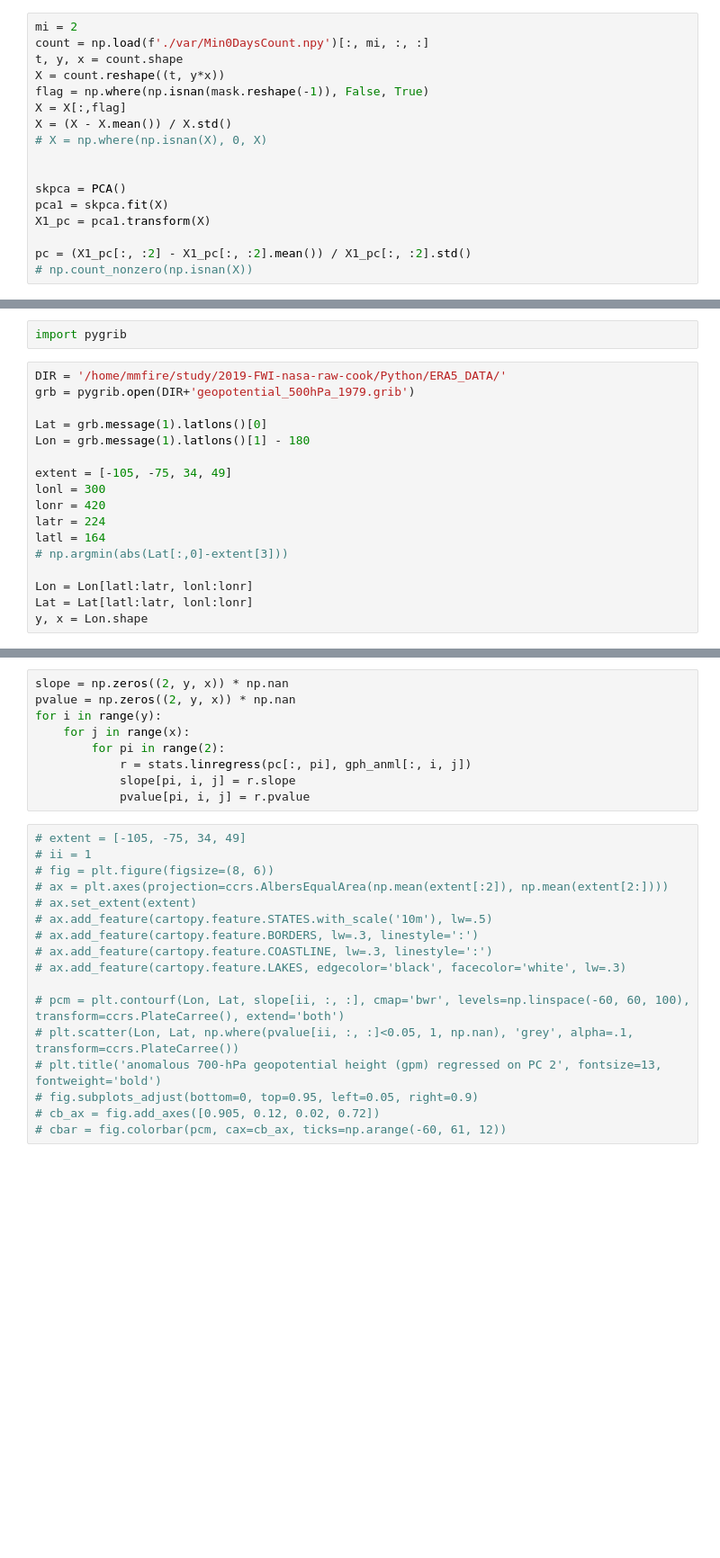
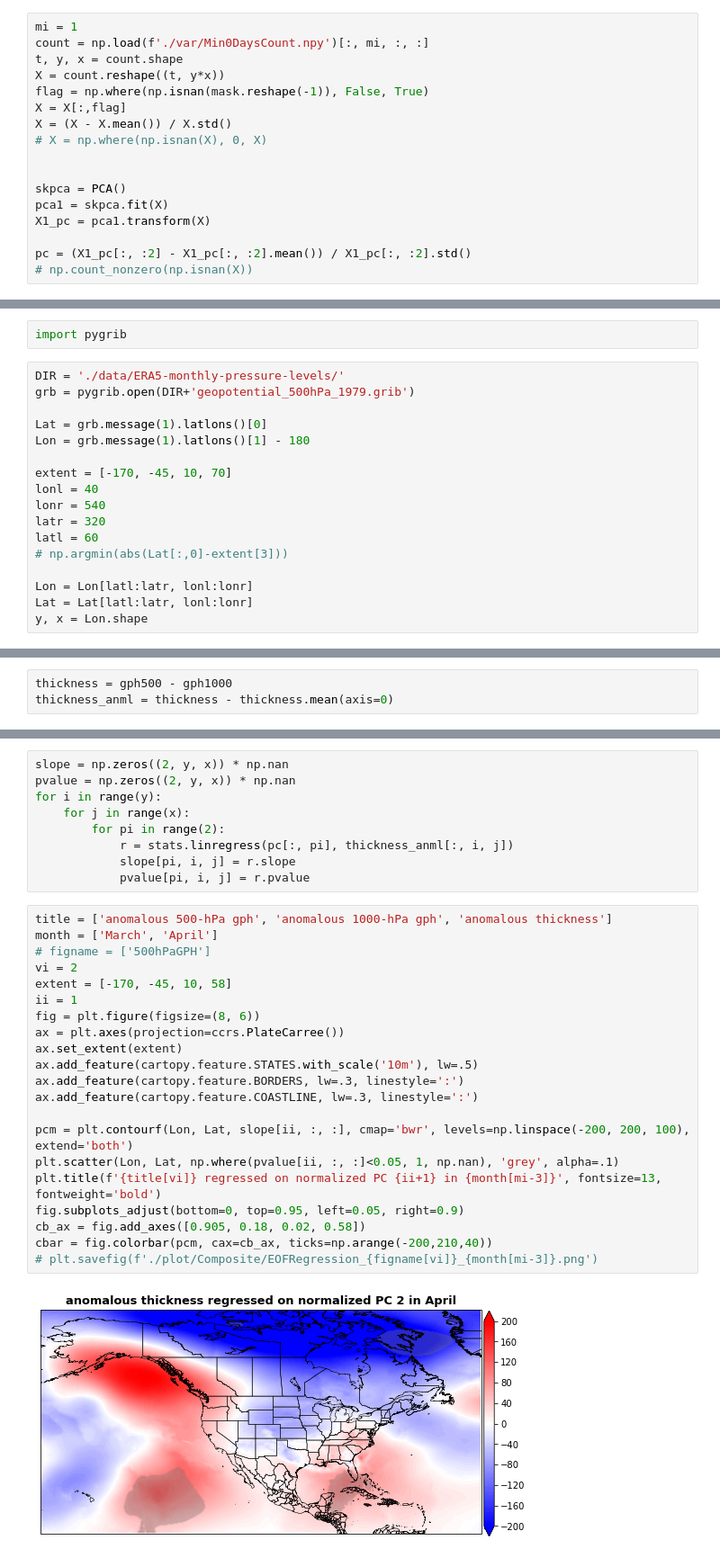
Before and after one commit to Diane1306/ERA5_PRISM, a Jupyter notebook: CompositeAnalysis.ipynb, the cells around one changed output, grey strips where cells are left out. Shown at 90% size. Drawn from its saved outputs; the diff is of its cells as text; blank space fills up the shorter version.

Commit message:
add thickness

```diff
--- a/CompositeAnalysis.ipynb
+++ b/CompositeAnalysis.ipynb
@@ -622,7 +601,7 @@ from sklearn import preprocessing
 scaler  = preprocessing.StandardScaler()
 from sklearn.decomposition import PCA
 # %%
-mi = 2
+mi = 1
 count = np.load(f'./var/Min0DaysCount.npy')[:, mi, :, :]
 t, y, x = count.shape
 X = count.reshape((t, y*x))
@@ -782,17 +746,17 @@ Freezing Days in May related to indices
 # %%
 import pygrib
 # %%
-DIR = '/home/mmfire/study/2019-FWI-nasa-raw-cook/Python/ERA5_DATA/'
+DIR = './data/ERA5-monthly-pressure-levels/'
 grb = pygrib.open(DIR+'geopotential_500hPa_1979.grib')
 
 Lat = grb.message(1).latlons()[0]
 Lon = grb.message(1).latlons()[1] - 180
 
-extent = [-105, -75, 34, 49]
-lonl = 300
-lonr = 420
-latr = 224
-latl = 164
+extent = [-170, -45, 10, 70]
+lonl = 40
+lonr = 540
+latr = 320
+latl = 60
 # np.argmin(abs(Lat[:,0]-extent[3]))
 
 Lon = Lon[latl:latr, lonl:lonr]
@@ -822,0 +785,3 @@ gph_anml = gph - gph.mean(axis=0)
+# %%
+thickness = gph500 - gph1000
+thickness_anml = thickness - thickness.mean(axis=0)
@@ -826,23 +800,29 @@ pvalue = np.zeros((2, y, x)) * np.nan
 for i in range(y):
     for j in range(x):
         for pi in range(2):
-            r = stats.linregress(pc[:, pi], gph_anml[:, i, j])
+            r = stats.linregress(pc[:, pi], thickness_anml[:, i, j])
             slope[pi, i, j] = r.slope
             pvalue[pi, i, j] = r.pvalue
 # %%
-# extent = [-105, -75, 34, 49]
-# ii = 1
-# fig = plt.figure(figsize=(8, 6))
-# ax = plt.axes(projection=ccrs.AlbersEqualArea(np.mean(extent[:2]), np.mean(extent[2:])))
-# ax.set_extent(extent)
-# ax.add_feature(cartopy.feature.STATES.with_scale('10m'), lw=.5)
-# ax.add_feature(cartopy.feature.BORDERS, lw=.3, linestyle=':')
-# ax.add_feature(cartopy.feature.COASTLINE, lw=.3, linestyle=':')
-# ax.add_feature(cartopy.feature.LAKES, edgecolor='black', facecolor='white', lw=.3)
+title = ['anomalous 500-hPa gph', 'anomalous 1000-hPa gph', 'anomalous thickness']
+month = ['March', 'April']
+# figname = ['500hPaGPH']
+vi = 2
+extent = [-170, -45, 10, 58]
+ii = 1
+fig = plt.figure(figsize=(8, 6))
+ax = plt.axes(projection=ccrs.PlateCarree())
+ax.set_extent(extent)
+ax.add_feature(cartopy.feature.STATES.with_scale('10m'), lw=.5)
+ax.add_feature(cartopy.feature.BORDERS, lw=.3, linestyle=':')
+ax.add_feature(cartopy.feature.COASTLINE, lw=.3, linestyle=':')
 
-# pcm = plt.contourf(Lon, Lat, slope[ii, :, :], cmap='bwr', levels=np.linspace(-60, 60, 100), transform=ccrs.PlateCarree(), extend='both')
-# plt.scatter(Lon, Lat, np.where(pvalue[ii, :, :]<0.05, 1, np.nan), 'grey', alpha=.1, transform=ccrs.PlateCarree())
-# plt.title('anomalous 700-hPa geopotential height (gpm) regressed on PC 2', fontsize=13, fontweight='bold')
-# fig.subplots_adjust(bottom=0, top=0.95, left=0.05, right=0.9)
-# cb_ax = fig.add_axes([0.905, 0.12, 0.02, 0.72])
-# cbar = fig.colorbar(pcm, cax=cb_ax, ticks=np.arange(-60, 61, 12))
+pcm = plt.contourf(Lon, Lat, slope[ii, :, :], cmap='bwr', levels=np.linspace(-200, 200, 100), extend='both')
+plt.scatter(Lon, Lat, np.where(pvalue[ii, :, :]<0.05, 1, np.nan), 'grey', alpha=.1)
+plt.title(f'{title[vi]} regressed on normalized PC {ii+1} in {month[mi-3]}', fontsize=13, fontweight='bold')
+fig.subplots_adjust(bottom=0, top=0.95, left=0.05, right=0.9)
+cb_ax = fig.add_axes([0.905, 0.18, 0.02, 0.58])
+cbar = fig.colorbar(pcm, cax=cb_ax, ticks=np.arange(-200,210,40))
+# plt.savefig(f'./plot/Composite/EOFRegression_{figname[vi]}_{month[mi-3]}.png')
+# %% [output]
+[figure, added]
```
Also changed, not shown: parts of 17 cells of this notebook.
